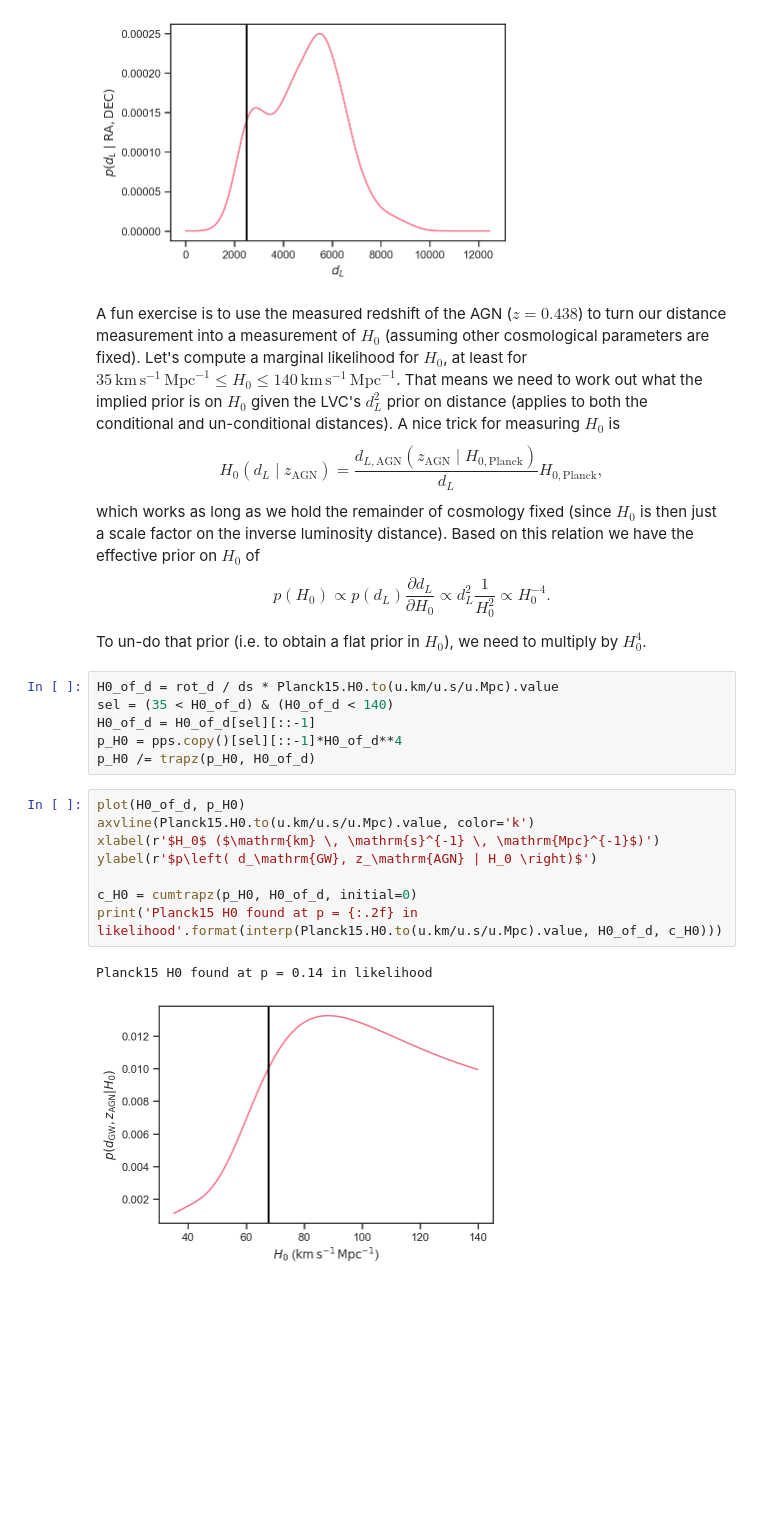
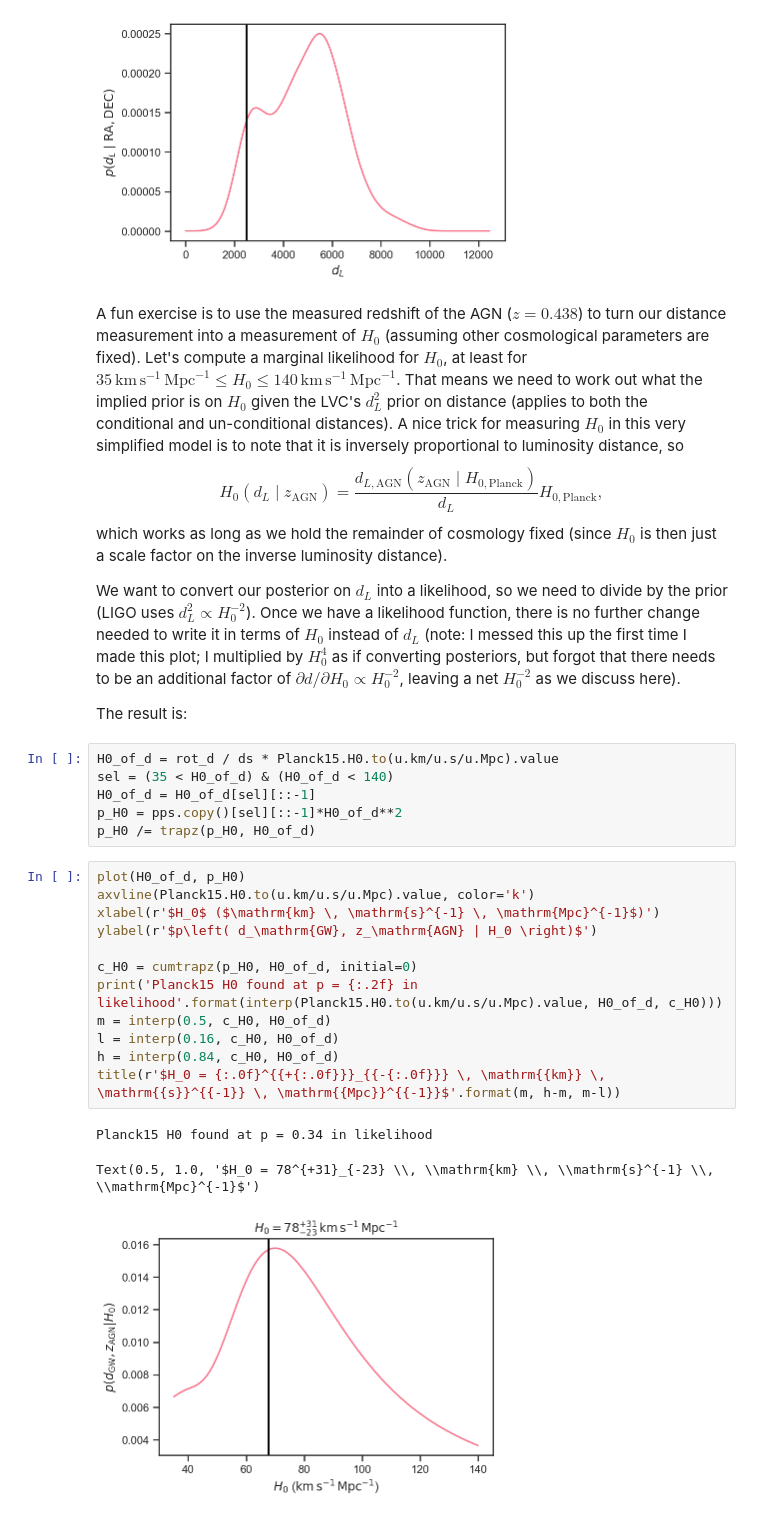
Before and after one commit to farr/GW190521Sky, a Jupyter notebook: CounterpartSky.ipynb, the cells around one changed output. Saved outputs shown, nothing was run; the diff lists cells and outputs as text; blank space fills up the shorter version.

Commit message:
Fixing mistake in the prior.

```diff
--- a/CounterpartSky.ipynb
+++ b/CounterpartSky.ipynb
@@ -244,30 +244,34 @@ ylabel(r'$p\left( d_L \mid \mathrm{RA}, \mathrm{DEC} \right)$')
 Text(0, 0.5, '$p\\left( d_L \\mid \\mathrm{RA}, \\mathrm{DEC} \\right)$')
 [figure]
 # %% [markdown]
-A fun exercise is to use the measured redshift of the AGN ($z = 0.438$) to turn our distance measurement into a measurement of $H_0$ (assuming other cosmological parameters are fixed).  Let's compute a marginal likelihood for $H_0$, at least for $35 \, \mathrm{km} \, \mathrm{s}^{-1} \, \mathrm{Mpc}^{-1} \leq H_0 \leq 140 \, \mathrm{km} \, \mathrm{s}^{-1} \, \mathrm{Mpc}^{-1}$.  That means we need to work out what the implied prior is on $H_0$ given the LVC's $d_L^2$ prior on distance (applies to both the conditional and un-conditional distances).  A nice trick for measuring $H_0$ is
+A fun exercise is to use the measured redshift of the AGN ($z = 0.438$) to turn our distance measurement into a measurement of $H_0$ (assuming other cosmological parameters are fixed).  Let's compute a marginal likelihood for $H_0$, at least for $35 \, \mathrm{km} \, \mathrm{s}^{-1} \, \mathrm{Mpc}^{-1} \leq H_0 \leq 140 \, \mathrm{km} \, \mathrm{s}^{-1} \, \mathrm{Mpc}^{-1}$.  That means we need to work out what the implied prior is on $H_0$ given the LVC's $d_L^2$ prior on distance (applies to both the conditional and un-conditional distances).  A nice trick for measuring $H_0$ in this very simplified model is to note that it is inversely proportional to luminosity distance, so
 $$
 H_0\left( d_L \mid z_\mathrm{AGN} \right) = \frac{d_{L,\mathrm{AGN}}\left( z_\mathrm{AGN} \mid H_{0,\mathrm{Planck}} \right)}{d_L} H_{0, \mathrm{Planck}},
 $$
-which works as long as we hold the remainder of cosmology fixed (since $H_0$ is then just a scale factor on the inverse luminosity distance).  Based on this relation we have the effective prior on $H_0$ of
-$$
-p\left( H_0 \right) \propto p\left( d_L \right) \frac{\partial d_L}{\partial H_0} \propto d_L^2 \frac{1}{H_0^2} \propto H_0^{-4}.
-$$
+which works as long as we hold the remainder of cosmology fixed (since $H_0$ is then just a scale factor on the inverse luminosity distance).
 
-To un-do that prior (i.e. to obtain a flat prior in $H_0$), we need to multiply by $H_0^4$.
+We want to convert our posterior on $d_L$ into a likelihood, so we need to divide by the prior (LIGO uses $d_L^2 \propto H_0^{-2}$).  Once we have a likelihood function, there is no further change needed to write it in terms of $H_0$ instead of $d_L$ (note: I messed this up the first time I made this plot; I multiplied by $H_0^4$ as if converting posteriors, but forgot that there needs to be an additional factor of $\partial d / \partial H_0 \propto H_0^{-2}$, leaving a net $H_0^{-2}$ as we discuss here).
+
+The result is:
 # %%
 H0_of_d = rot_d / ds * Planck15.H0.to(u.km/u.s/u.Mpc).value
 sel = (35 < H0_of_d) & (H0_of_d < 140)
 H0_of_d = H0_of_d[sel][::-1]
-p_H0 = pps.copy()[sel][::-1]*H0_of_d**4
+p_H0 = pps.copy()[sel][::-1]*H0_of_d**2
 p_H0 /= trapz(p_H0, H0_of_d)
 # %%
 plot(H0_of_d, p_H0)
 axvline(Planck15.H0.to(u.km/u.s/u.Mpc).value, color='k')
 xlabel(r'$H_0$ ($\mathrm{km} \, \mathrm{s}^{-1} \, \mathrm{Mpc}^{-1}$)')
 ylabel(r'$p\left( d_\mathrm{GW}, z_\mathrm{AGN} | H_0 \right)$')
 
 c_H0 = cumtrapz(p_H0, H0_of_d, initial=0)
 print('Planck15 H0 found at p = {:.2f} in likelihood'.format(interp(Planck15.H0.to(u.km/u.s/u.Mpc).value, H0_of_d, c_H0)))
+m = interp(0.5, c_H0, H0_of_d)
+l = interp(0.16, c_H0, H0_of_d)
+h = interp(0.84, c_H0, H0_of_d)
+title(r'$H_0 = {:.0f}^{{+{:.0f}}}_{{-{:.0f}}} \, \mathrm{{km}} \, \mathrm{{s}}^{{-1}} \, \mathrm{{Mpc}}^{{-1}}$'.format(m, h-m, m-l))
 # %% [output]
-Planck15 H0 found at p = 0.14 in likelihood
+Planck15 H0 found at p = 0.34 in likelihood
+Text(0.5, 1.0, '$H_0 = 78^{+31}_{-23} \\, \\mathrm{km} \\, \\mathrm{s}^{-1} \\, \\mathrm{Mpc}^{-1}$')
-[figure, old version]
+[figure, new version]
```
